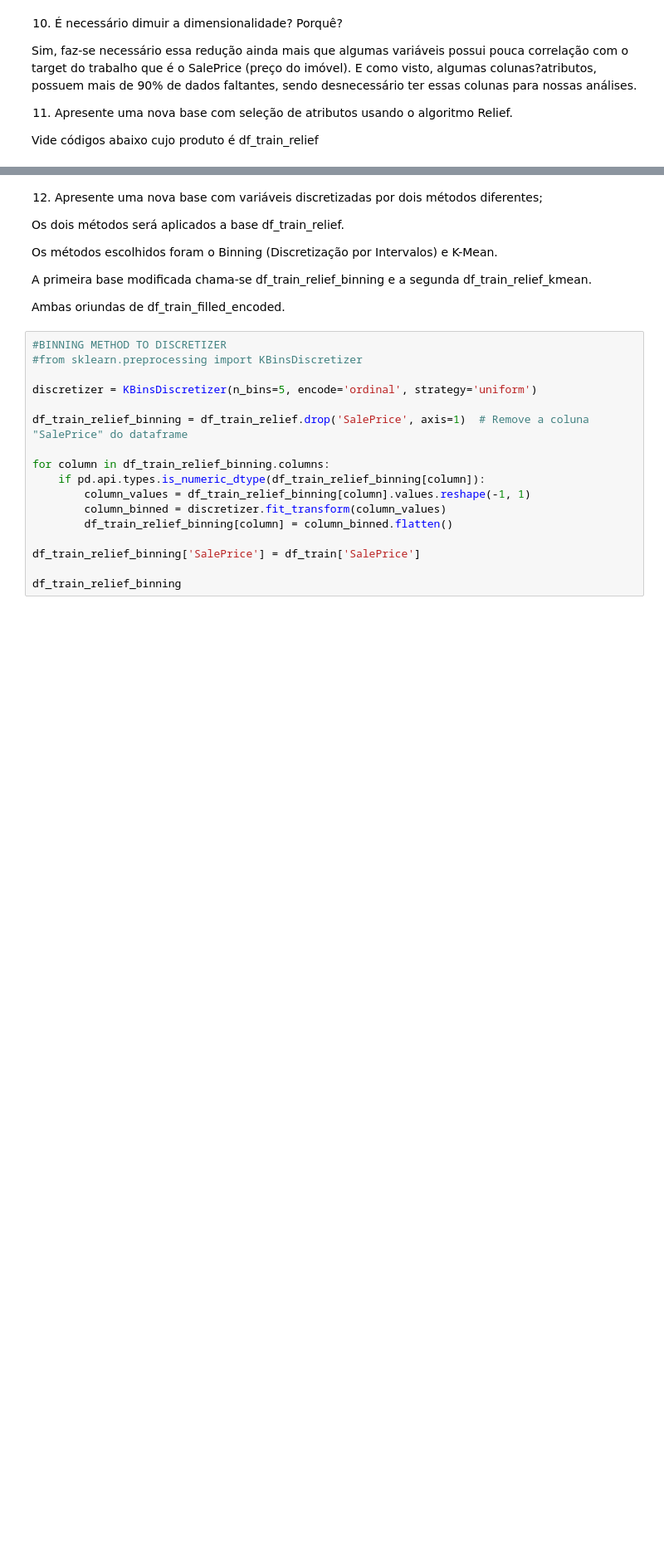
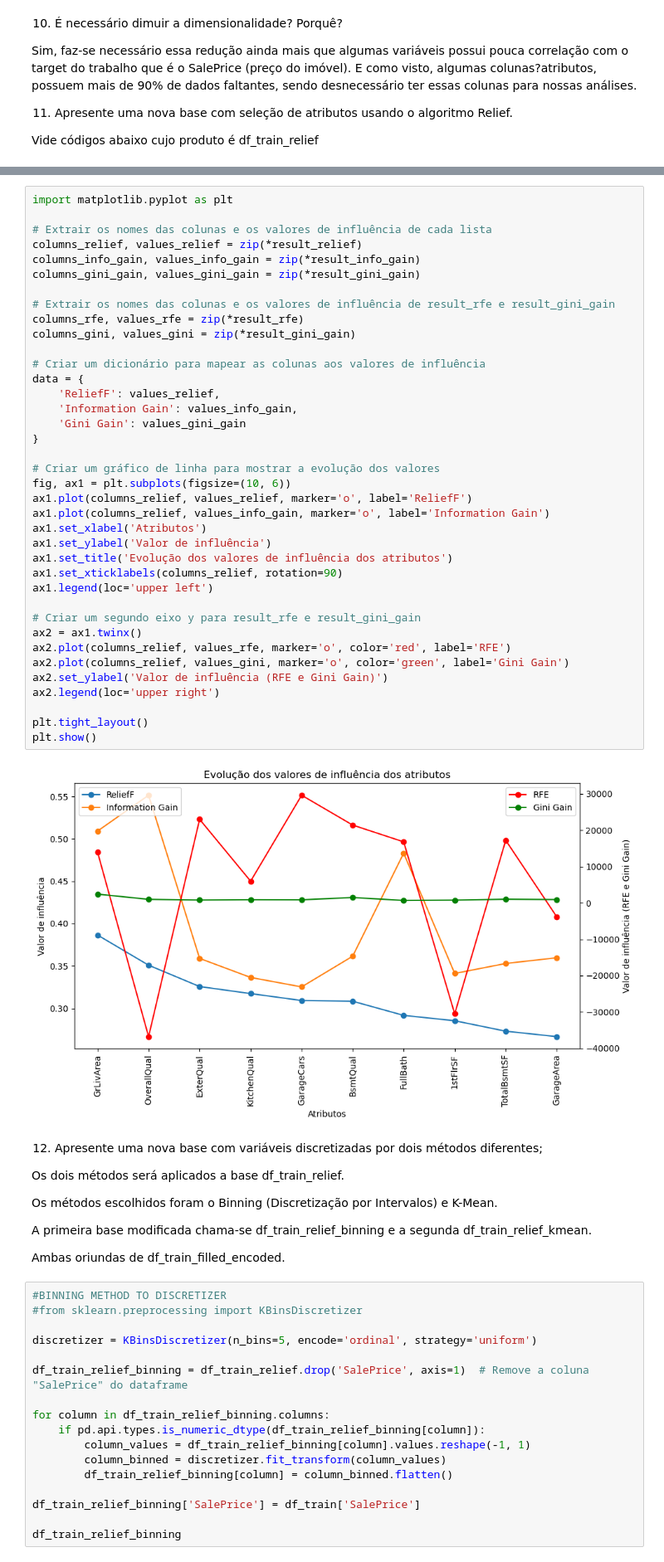
Before and after one commit to viniciusparede/house-prices-prediction-ppgia, a Jupyter notebook: notebooks/entrega_novo.ipynb, the cells around one changed output, grey strips where cells are left out. Shown at 83% size. Cells and saved outputs as stored; diff of their text form; blank space fills up the shorter version.

```diff
--- a/notebooks/entrega_novo.ipynb
+++ b/notebooks/entrega_novo.ipynb
@@ -511,3 +831,43 @@ df_train_relief
+# %%
+import matplotlib.pyplot as plt
+
+# Extrair os nomes das colunas e os valores de influência de cada lista
+columns_relief, values_relief = zip(*result_relief)
+columns_info_gain, values_info_gain = zip(*result_info_gain)
+columns_gini_gain, values_gini_gain = zip(*result_gini_gain)
+
+# Extrair os nomes das colunas e os valores de influência de result_rfe e result_gini_gain
+columns_rfe, values_rfe = zip(*result_rfe)
+columns_gini, values_gini = zip(*result_gini_gain)
+
+# Criar um dicionário para mapear as colunas aos valores de influência
+data = {
+    'ReliefF': values_relief,
+    'Information Gain': values_info_gain,
+    'Gini Gain': values_gini_gain
+}
+
+# Criar um gráfico de linha para mostrar a evolução dos valores
+fig, ax1 = plt.subplots(figsize=(10, 6))
+ax1.plot(columns_relief, values_relief, marker='o', label='ReliefF')
+ax1.plot(columns_relief, values_info_gain, marker='o', label='Information Gain')
+ax1.set_xlabel('Atributos')
+ax1.set_ylabel('Valor de influência')
+ax1.set_title('Evolução dos valores de influência dos atributos')
+ax1.set_xticklabels(columns_relief, rotation=90)
+ax1.legend(loc='upper left')
+
+# Criar um segundo eixo y para result_rfe e result_gini_gain
+ax2 = ax1.twinx()
+ax2.plot(columns_relief, values_rfe, marker='o', color='red', label='RFE')
+ax2.plot(columns_relief, values_gini, marker='o', color='green', label='Gini Gain')
+ax2.set_ylabel('Valor de influência (RFE e Gini Gain)')
+ax2.legend(loc='upper right')
+
+plt.tight_layout()
+plt.show()
+# %% [output]
+[figure, added]
 # %% [markdown]
 12) Apresente uma nova base com variáveis discretizadas por dois métodos diferentes;
 
```
Also changed, not shown: parts of 29 cells of this notebook.
